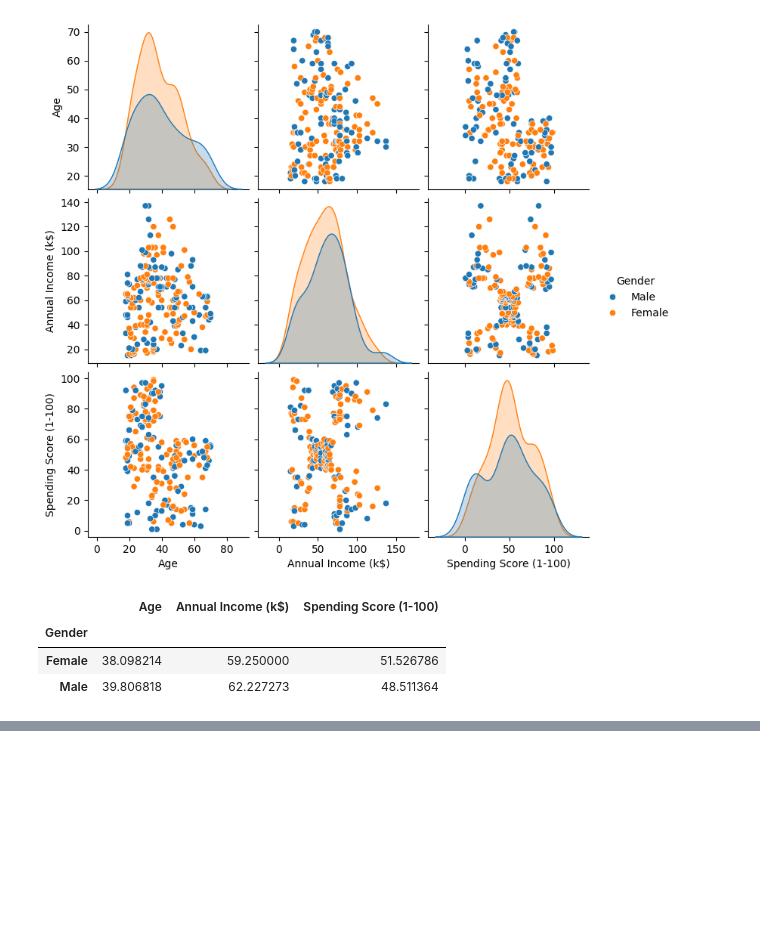
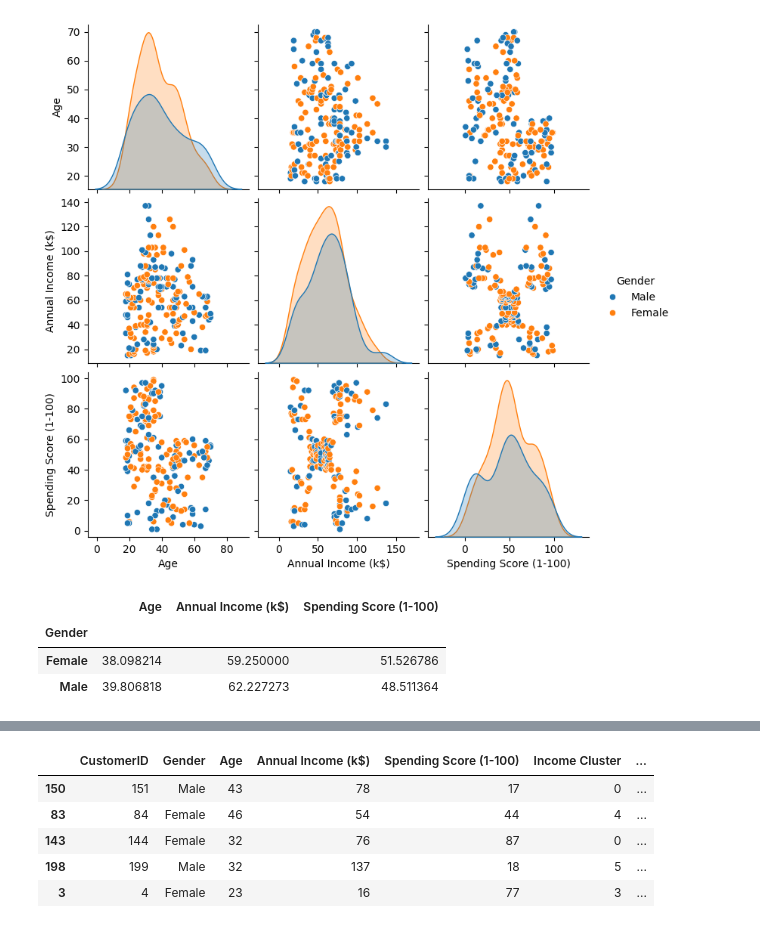
Before and after one commit to JWulfran/Machine-learning, a Jupyter notebook: Python_Customer_segmentation_&_clustering.ipynb, the cells around one changed output, grey strips where cells are left out. Cells and saved outputs as stored; diff of their text form; code cells hidden in the pictures; blank space fills up the shorter version.

```diff
--- a/Python_Customer_segmentation_&_clustering.ipynb
+++ b/Python_Customer_segmentation_&_clustering.ipynb
@@ -90,0 +154,14 @@ sns.heatmap(df.drop(["CustomerID","Gender"], axis=1).corr(), annot=True, cmap="c
+# %%
+#Bivarié
+Cluster_bi = KMeans()
+Cluster_bi.fit(df[["Annual Income (k$)",'Spending Score (1-100)']])
+df["Spending Score et Income cluster"] = Cluster_bi.labels_
+
+df.sample(5)
+# %% [output]
+|  | CustomerID | Gender | Age | Annual Income (k$) | Spending Score (1-100) | Income Cluster | ... |
+| 150 | 151 | Male | 43 | 78 | 17 | 0 | ... |
+| 83 | 84 | Female | 46 | 54 | 44 | 4 | ... |
+| 143 | 144 | Female | 32 | 76 | 87 | 0 | ... |
+| 198 | 199 | Male | 32 | 137 | 18 | 5 | ... |
+| 3 | 4 | Female | 23 | 16 | 77 | 3 | ... |
```
Also changed, not shown: parts of 15 cells of this notebook, 1 other file.
